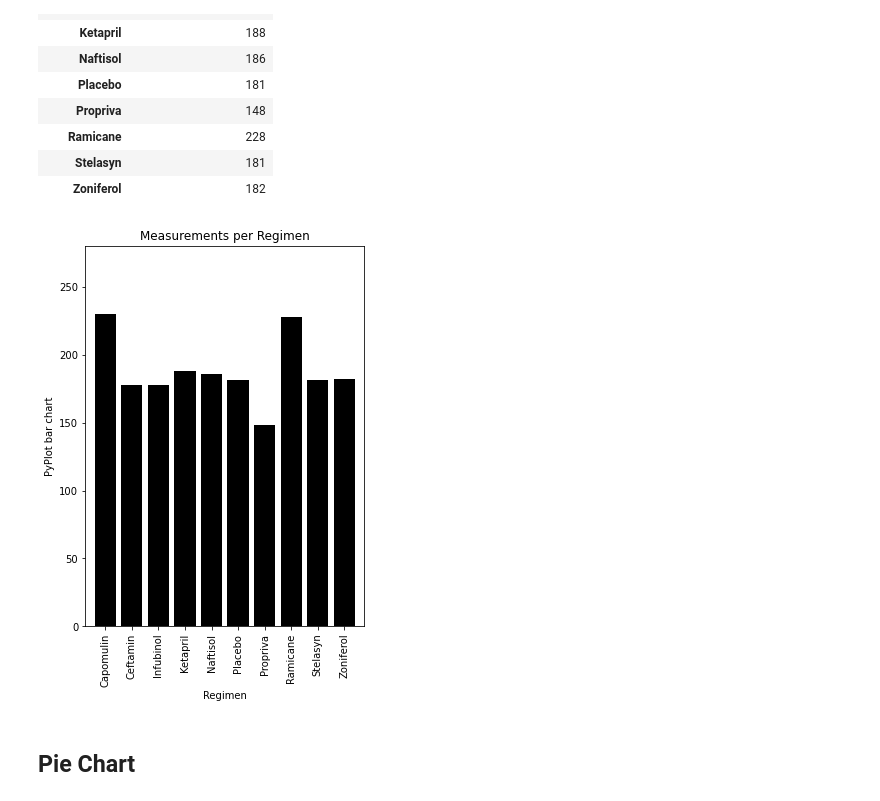
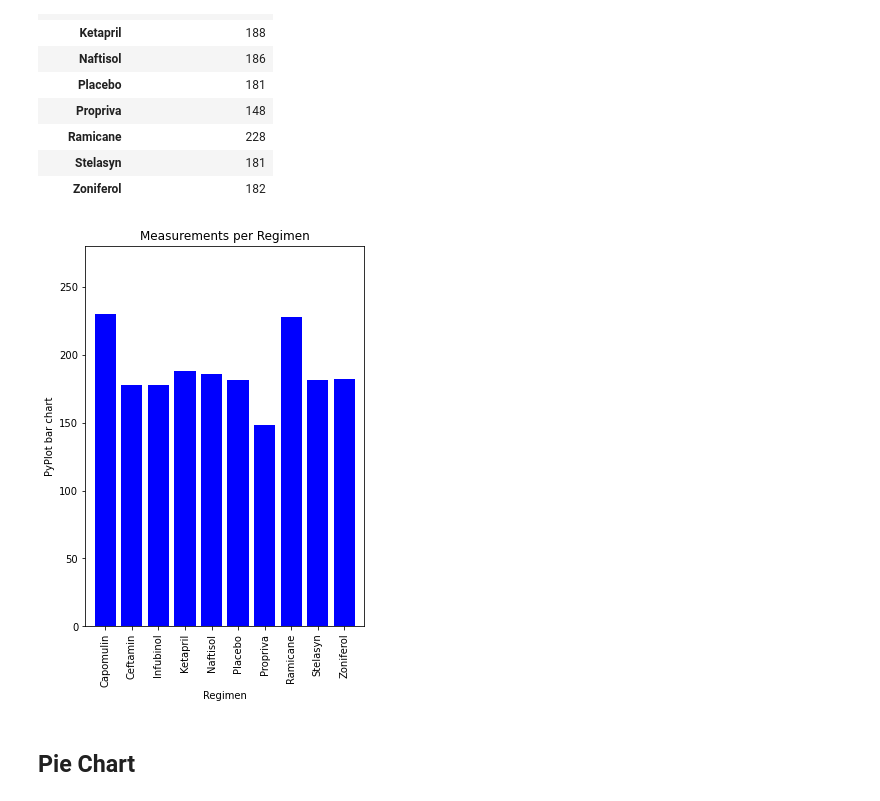
Before and after one commit to d4t4Guy/MatPlotLib, a Jupyter notebook: Pymaceuticals/Pymaceuticals_APS.ipynb, the cells around one changed output. Cells and saved outputs as stored; diff of their text form; code cells hidden in the pictures.

```diff
--- a/Pymaceuticals/Pymaceuticals_APS.ipynb
+++ b/Pymaceuticals/Pymaceuticals_APS.ipynb
@@ -245,36 +256,36 @@ dfN_per_Drug
 #Reset index only if we haven't done so already
 if len(dfN_per_Drug.columns) == 1:
     dfN_per_Drug.reset_index(inplace=True)
 
 #Pass labels for axes and set bar color
 x_axis = np.arange(len(dfN_per_Drug[['Drug Regimen']]))
 y_axis = dfN_per_Drug.iloc[:,1]
 # plt.style.use('fivethirtyeight')
 
 #set the formatting of the figure
-figure(figsize=(5,7))
-plt.bar(x_axis, y_axis, color='k', align='center')
+plt.figure(figsize=(5,7))
+plt.bar(x_axis, y_axis, color='b', align='center')
 
 # Create the ticks for our bar chart's x axis
 tick_locations = [value for value in x_axis]
 plt.xticks(tick_locations, dfN_per_Drug.iloc[:,0], rotation=90)
 
 # Set the limits of the x axis
 plt.xlim(-0.75, len(x_axis)-0.25)
 
 # Set the limits of the y axis
 plt.ylim(0, max(y_axis)+50)
 
 
 
 # Give the chart a title, x label, and y label
 plt.title("Measurements per Regimen")
 plt.xlabel("Regimen")
 plt.ylabel("PyPlot bar chart")
 plt.savefig("../Images/MeasurementsPyplotBar.png")
 plt.show()
 # %% [output]
-[figure, old version]
+[figure, new version]
 # %%
 plt.close("all")
 # %% [markdown]
```
Also changed, not shown: parts of 6 cells of this notebook.
